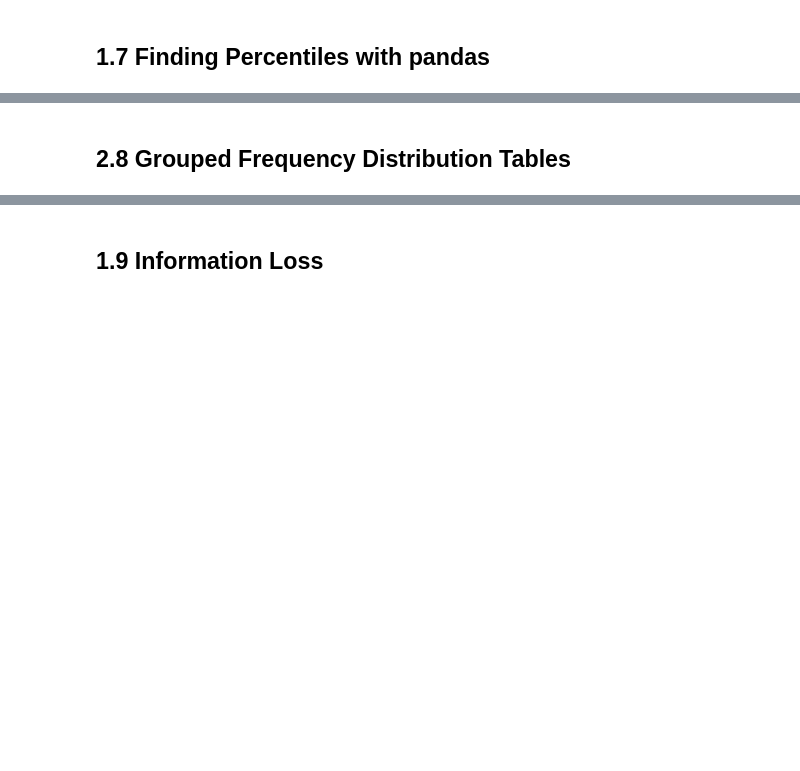
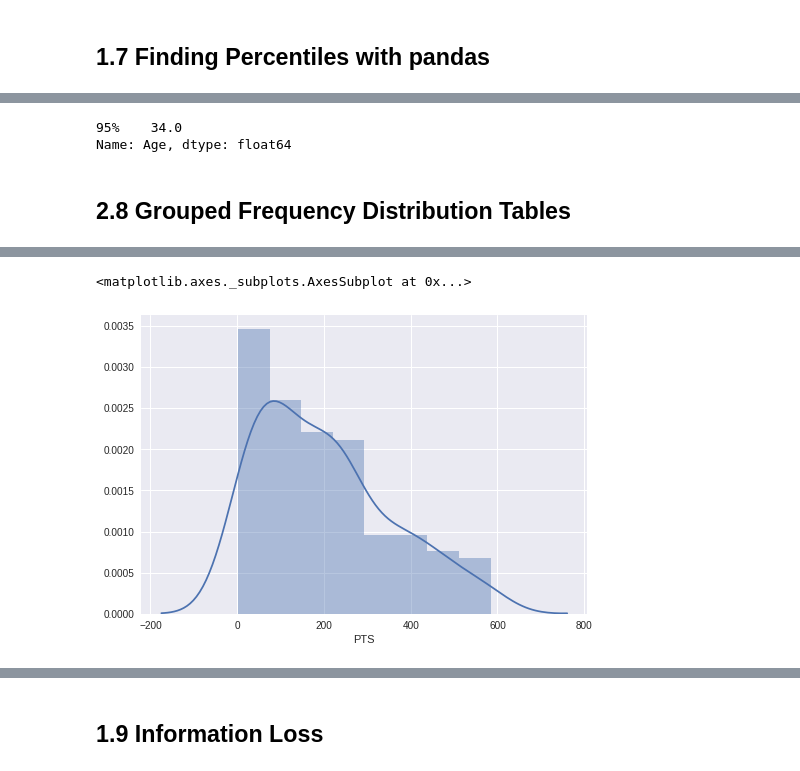
Before and after one commit to carvalheirafc/imd0033_2018_2, a Jupyter notebook: aula20/Lesson_20_Frequency_Distributions.ipynb, the cells around one changed output, grey strips where cells are left out. Saved outputs shown, nothing was run; the diff lists cells and outputs as text; code cells hidden in the pictures; blank space fills up the shorter version.

```diff
--- a/aula20/Lesson_20_Frequency_Distributions.ipynb
+++ b/aula20/Lesson_20_Frequency_Distributions.ipynb
@@ -621,0 +618,9 @@ Percentiles don't have a single [standard definition](https://en.wikipedia.org/w
+# %%
+age_upper_quartile = wnba['Age'].describe().iloc[6:7]
+age_middle_quartile = wnba['Age'].describe().iloc[5:6]
+age_95th_percentile = wnba['Age'].describe(percentiles=[.95]).iloc[5:6]
+
+age_95th_percentile
+# %% [output]
+95%    34.0
+Name: Age, dtype: float64
@@ -722,0 +729,6 @@ Verify on the cell below and examine the frequency table for the **PTS** (total
+# %%
+import seaborn as sns
+sns.distplot(wnba['PTS'])
+# %% [output]
+<matplotlib.axes._subplots.AxesSubplot at 0x...>
+[figure, added]
```
Also changed, not shown: parts of 10 cells of this notebook.
